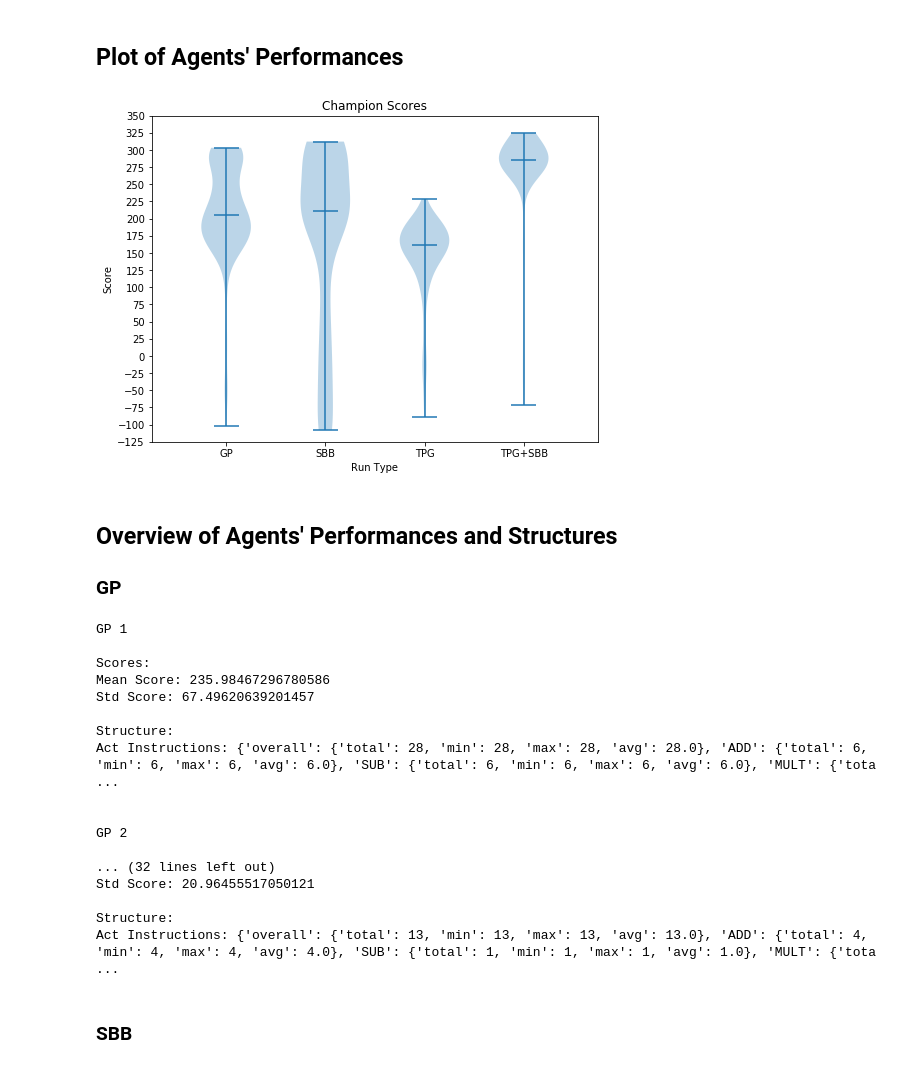
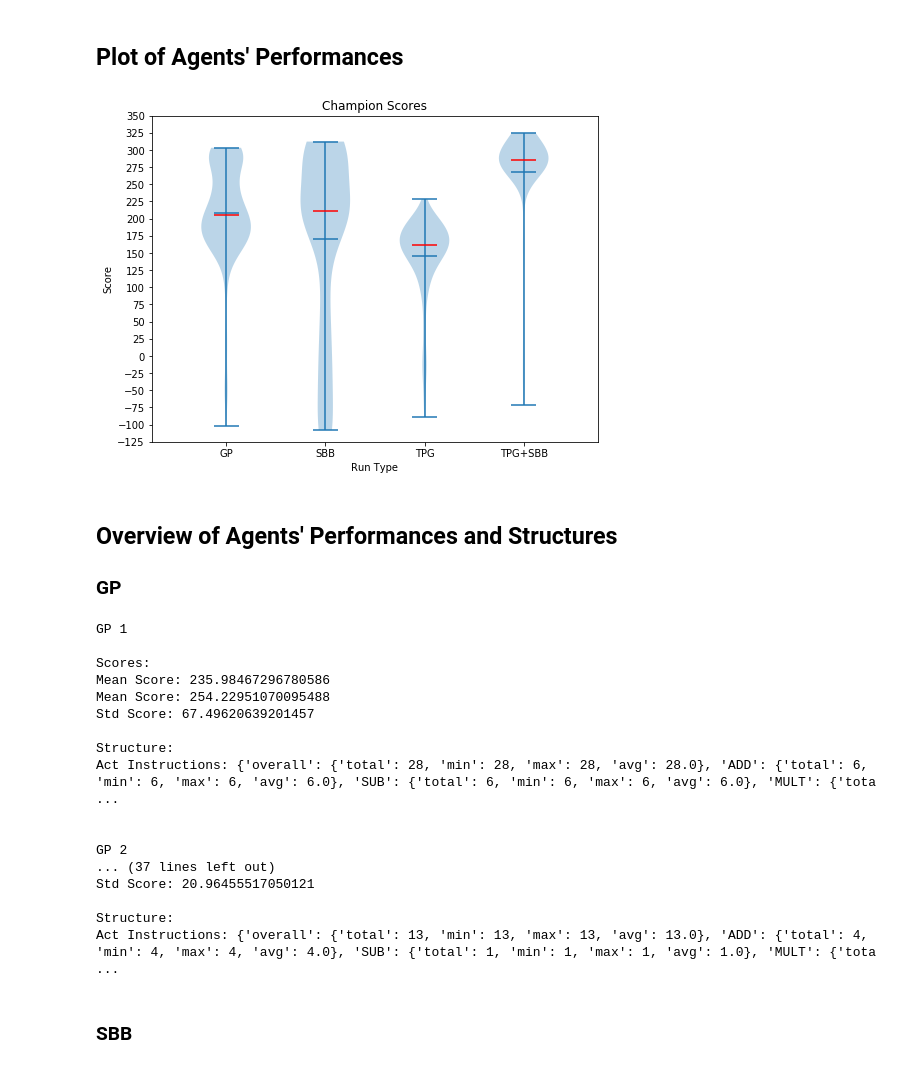
Before and after one commit to Ryan-Amaral/gp-bipedal-walker-analysis, a Jupyter notebook: champion_analysis.ipynb, the cells around one changed output. Drawn from its saved outputs; the diff is of its cells as text; code cells hidden in the pictures.

Commit message:
udpate champions scores plot

```diff
--- a/champion_analysis.ipynb
+++ b/champion_analysis.ipynb
@@ -98,22 +98,24 @@ tpgsbbs = [tpgsbb1, tpgsbb2, tpgsbb3, tpgsbb4, tpgsbb5]
 # %%
 plt.figure(figsize=(8,6))
 
 ax = plt.axes()
 
-plt.violinplot((gp, sbb, tpg, tpgsbb), showmedians=True, points=500)
+parts = plt.violinplot((gp, sbb, tpg, tpgsbb), showmeans=True, showmedians=True, points=500)
+
+parts["cmedians"].set_color("r")
 
 plt.title("Champion Scores")
 plt.xlabel("Run Type")
 plt.ylabel("Score")
 plt.ylim(-120, 335)
 plt.yticks(np.arange(-125, 351, 25))
 
 set_axis_style(ax, ["GP", "SBB", "TPG", "TPG+SBB"])
 
 plt.savefig("images/champ-scores.pdf", bbox_inches="tight")
 plt.show()
 # %% [output]
-[figure, old version]
+[figure, new version]
 # %% [markdown]
 ## Overview of Agents' Performances and Structures
 
@@ -124,6 +126,7 @@ for i in range(len(gps)):
 
     print("Scores:")
     print(f"Mean Score: {np.mean(gps[i])}")
+    print(f"Median Score: {np.median(gps[i])}")
     print(f"Std Score: {np.std(gps[i])}\n")
 
     print("Structure:")
@@ -133,6 +136,7 @@ GP 1
 
 Scores:
 Mean Score: 235.98467296780586
+Mean Score: 254.22951070095488
 Std Score: 67.49620639201457
 
 Structure:
@@ -140,8 +144,7 @@ Act Instructions: {'overall': {'total': 28, 'min': 28, 'max': 28, 'avg': 28.0},
 
 
 GP 2
-
-... (32 lines left out)
+... (37 lines left out)
 Std Score: 20.96455517050121
 
 Structure:
```
Also changed, not shown: parts of 3 cells of this notebook, 1 other file.
